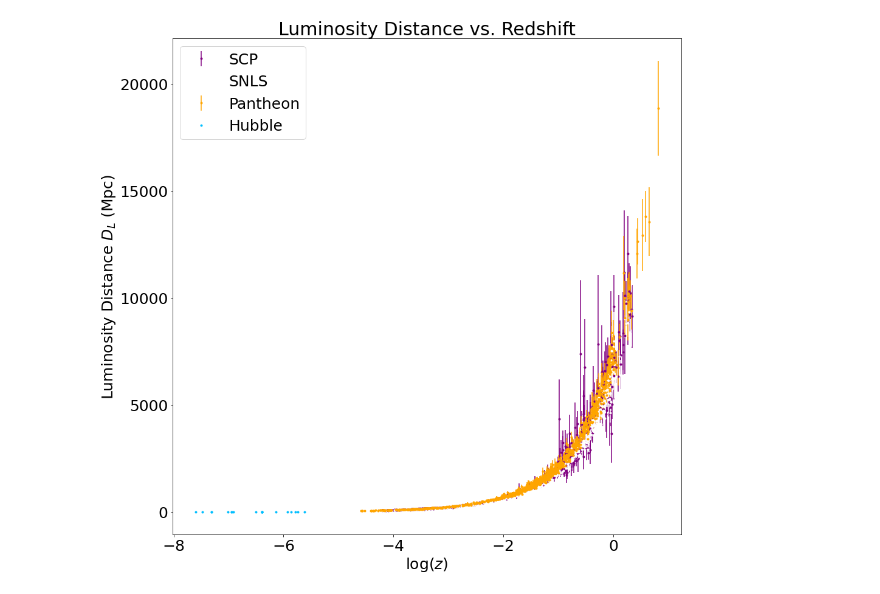
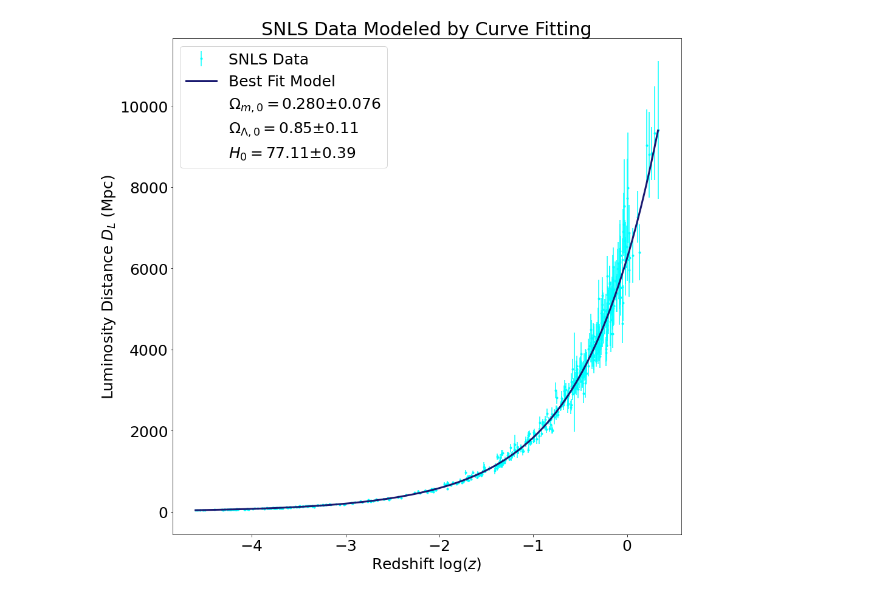
Before and after one commit to bpeck114/c161_project, a Jupyter notebook: dex/Home_Page_Plots.ipynb, the cells around one changed output. Drawn from its saved outputs; the diff is of its cells as text; code cells hidden in the pictures.

Commit message:
Plots

```diff
--- a/dex/Home_Page_Plots.ipynb
+++ b/dex/Home_Page_Plots.ipynb
@@ -86,18 +86,21 @@ poptpan, pcovpan = opt.curve_fit(D_L_helper, redshift_pan, lum_dist_pan, p0=[0.3
 omega_m_pan, omega_lambda_pan, H_0_pan = poptpan
 omega_m_err_pan, omega_lambda_err_pan, H_0_err_pan = np.sqrt(np.diag(pcovpan))
 # %%
+plt.rcParams.update({'font.size': 25})
 plt.figure(figsize = (15,15))
-zz = np.linspace(np.min(redshift_scp),np.max(redshift_scp),1000)
-plt.errorbar(np.log(redshift_scp),lum_dist_scp,yerr=lum_dist_err_scp,fmt='.',color='purple', label = 'SCP')
-plt.errorbar(np.log(redshift_snls),lum_dist_snls,yerr=lum_dist_err_snls,fmt='.',color='white', label = 'SNLS')
-plt.errorbar(np.log(redshift_pan),lum_dist_pan,yerr=lum_dist_err_pan,fmt='.',color='orange', label = 'Pantheon')
-plt.errorbar(np.log(redshift_og),distance_og,fmt='.',color='deepskyblue', label = 'Hubble')
 
-
-plt.xlabel("$\log(z)$")
+zz = np.linspace(np.min(redshift_snls),np.max(redshift_snls),1000)
+plt.errorbar(np.log(redshift_snls),lum_dist_snls,yerr=lum_dist_err_snls,fmt='.',color='cyan',label="Union Data")
+plt.errorbar(np.log(zz),D_L_helper(zz, omega_m_snls, omega_lambda_snls, H_0_snls), linewidth=3,color='midnightblue',label="Best Fit Model:")
+plt.errorbar(0,0,linewidth=0,label="$\Omega_{{m,0}}=$ {0:.2f}".format(omega_m_snls))
+plt.errorbar(0,0,linewidth=0,label="$\Omega_{{\Lambda,0}}=$ {0:.2f}".format(omega_m_snls))
+plt.errorbar(0,0,linewidth=0,label="$H_0=$ {0:.2f}".format(H_0_snls))
+plt.xlabel("Redshift $\log(z)$")
 plt.ylabel("Luminosity Distance $D_L$ (Mpc)")
-plt.legend(loc='upper left')
-plt.title("Luminosity Distance vs. Redshift")
-plt.savefig('home_page_plot', dpi = 200)
+plt.legend()
+plt.title("SNLS Data Modeled by Curve Fitting")
+plt.legend(("SNLS Data","Best Fit Model","$\Omega_{{m,0}} = ${0:.3f}$\pm${1:.3f}".format(omega_m_snls,omega_m_err_snls), "$\Omega_{{\Lambda,0}} = ${0:.2f}$\pm${1:.2f}".format(omega_lambda_snls,omega_lambda_err_snls), "$H_0 = ${0:.2f}$\pm${1:.2f}".format(H_0_snls,H_0_err_snls)),loc='upper left')
+plt.title("SNLS Data Modeled by Curve Fitting")
+plt.savefig("snls_curvefit.png", bbox_inches='tight', transparent=True);
 # %% [output]
-[figure, old version]
+[figure, new version]
```
Also changed, not shown: 5 other files.
